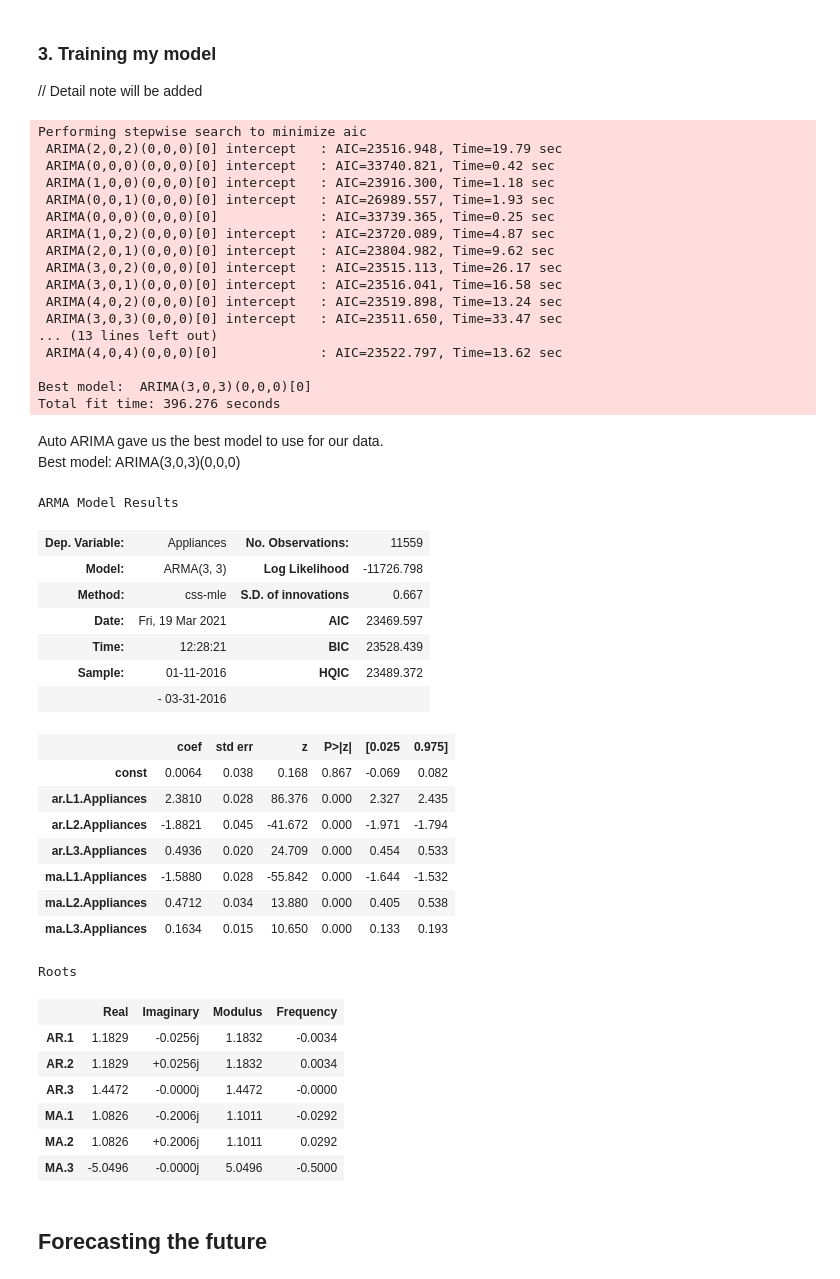
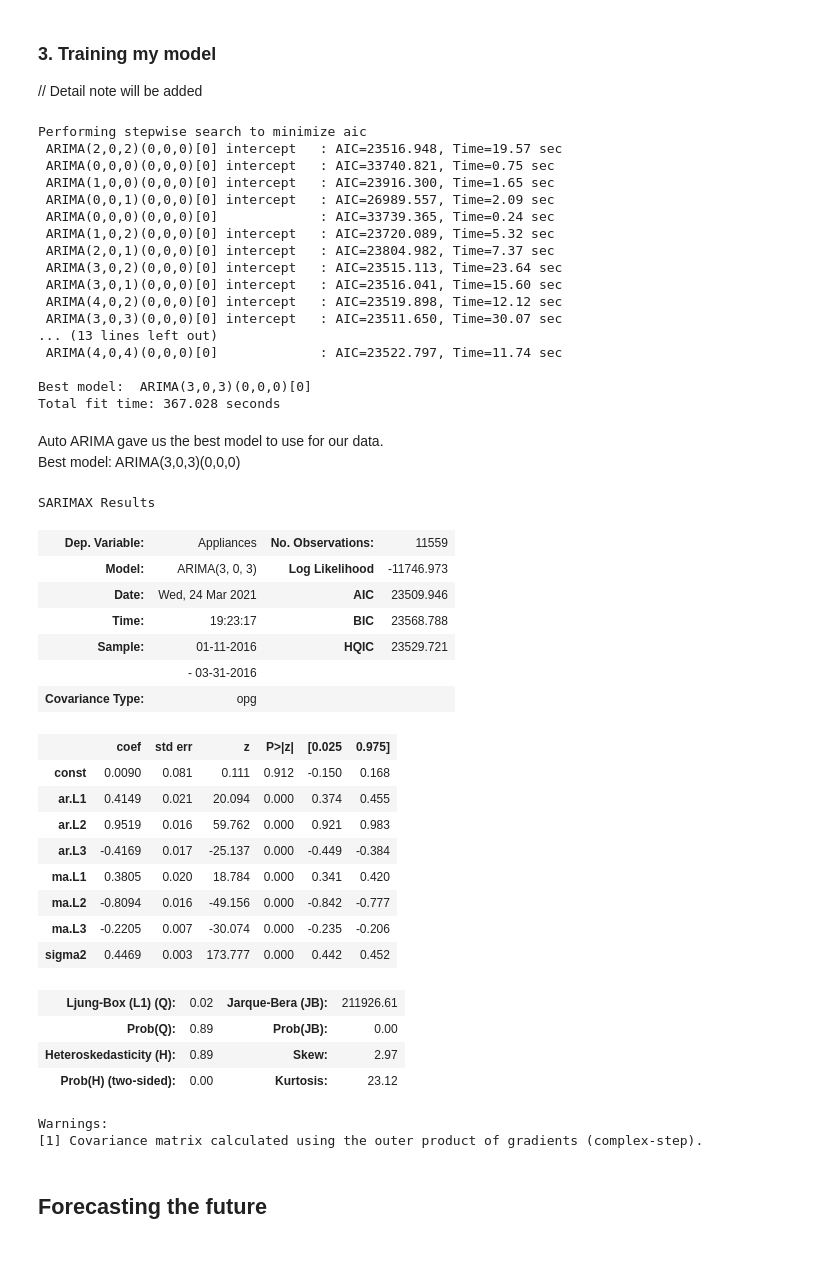
Before and after one commit to JoeKifle/ISPR---Autoregressive-analysis, a Jupyter notebook: telila.ipynb, the cells around one changed output. Drawn from its saved outputs; the diff is of its cells as text; code cells hidden in the pictures.

```diff
--- a/telila.ipynb
+++ b/telila.ipynb
@@ -76,64 +108,65 @@ Normalizing the data wont change the graph of the data. The graph exactly looks
 
 // Detail note will be added
 # %%
-train = normalizedDf[0:11559] # The first three months
-test = normalizedDf[11560:]
+trainArima = normalizedDf[0:11559] # The first three months
+trainPhrophet = trainArima
+testArima = normalizedDf[11560:]
+testPhrophet = testArima
 # %% [markdown]
 ### 3. Training my model
 
 // Detail note will be added
 # %%
-autoModel =  auto_arima(train,trace=True,max_P=30,max_D=5,max_q=5,seasonal=True)
+autoModel =  auto_arima(trainArima,trace=True,max_P=30,max_D=5,max_q=5,seasonal=True)
 # %% [output]
 Performing stepwise search to minimize aic
- ARIMA(2,0,2)(0,0,0)[0] intercept   : AIC=23516.948, Time=19.79 sec
- ARIMA(0,0,0)(0,0,0)[0] intercept   : AIC=33740.821, Time=0.42 sec
- ARIMA(1,0,0)(0,0,0)[0] intercept   : AIC=23916.300, Time=1.18 sec
- ARIMA(0,0,1)(0,0,0)[0] intercept   : AIC=26989.557, Time=1.93 sec
- ARIMA(0,0,0)(0,0,0)[0]             : AIC=33739.365, Time=0.25 sec
- ARIMA(1,0,2)(0,0,0)[0] intercept   : AIC=23720.089, Time=4.87 sec
- ARIMA(2,0,1)(0,0,0)[0] intercept   : AIC=23804.982, Time=9.62 sec
- ARIMA(3,0,2)(0,0,0)[0] intercept   : AIC=23515.113, Time=26.17 sec
- ARIMA(3,0,1)(0,0,0)[0] intercept   : AIC=23516.041, Time=16.58 sec
- ARIMA(4,0,2)(0,0,0)[0] intercept   : AIC=23519.898, Time=13.24 sec
- ARIMA(3,0,3)(0,0,0)[0] intercept   : AIC=23511.650, Time=33.47 sec
+ ARIMA(2,0,2)(0,0,0)[0] intercept   : AIC=23516.948, Time=19.57 sec
+ ARIMA(0,0,0)(0,0,0)[0] intercept   : AIC=33740.821, Time=0.75 sec
+ ARIMA(1,0,0)(0,0,0)[0] intercept   : AIC=23916.300, Time=1.65 sec
+ ARIMA(0,0,1)(0,0,0)[0] intercept   : AIC=26989.557, Time=2.09 sec
+ ARIMA(0,0,0)(0,0,0)[0]             : AIC=33739.365, Time=0.24 sec
+ ARIMA(1,0,2)(0,0,0)[0] intercept   : AIC=23720.089, Time=5.32 sec
+ ARIMA(2,0,1)(0,0,0)[0] intercept   : AIC=23804.982, Time=7.37 sec
+ ARIMA(3,0,2)(0,0,0)[0] intercept   : AIC=23515.113, Time=23.64 sec
+ ARIMA(3,0,1)(0,0,0)[0] intercept   : AIC=23516.041, Time=15.60 sec
+ ARIMA(4,0,2)(0,0,0)[0] intercept   : AIC=23519.898, Time=12.12 sec
+ ARIMA(3,0,3)(0,0,0)[0] intercept   : AIC=23511.650, Time=30.07 sec
 ... (13 lines left out)
- ARIMA(4,0,4)(0,0,0)[0]             : AIC=23522.797, Time=13.62 sec
+ ARIMA(4,0,4)(0,0,0)[0]             : AIC=23522.797, Time=11.74 sec
 
 Best model:  ARIMA(3,0,3)(0,0,0)[0]
-Total fit time: 396.276 seconds
+Total fit time: 367.028 seconds
 # %% [markdown]
 Auto ARIMA gave us the best model to use for our data. <br>
 Best model:  ARIMA(3,0,3)(0,0,0)
 # %%
-model = ARIMA(train, order=(3,0,3))
+model = ARIMA(trainArima, order=(3,0,3))
 model_fit = model.fit()
 model_fit.summary()
 # %% [output]
-ARMA Model Results
+SARIMAX Results
 | Dep. Variable: | Appliances | No. Observations: | 11559 |
-| Model: | ARMA(3, 3) | Log Likelihood | -11726.798 |
-| Method: | css-mle | S.D. of innovations | 0.667 |
-| Date: | Fri, 19 Mar 2021 | AIC | 23469.597 |
-| Time: | 12:28:21 | BIC | 23528.439 |
-| Sample: | 01-11-2016 | HQIC | 23489.372 |
+| Model: | ARIMA(3, 0, 3) | Log Likelihood | -11746.973 |
+| Date: | Wed, 24 Mar 2021 | AIC | 23509.946 |
+| Time: | 19:23:17 | BIC | 23568.788 |
+| Sample: | 01-11-2016 | HQIC | 23529.721 |
 |  | - 03-31-2016 |  |  |
+| Covariance Type: | opg |  |  |
 |  | coef | std err | z | P>|z| | [0.025 | 0.975] |
-| const | 0.0064 | 0.038 | 0.168 | 0.867 | -0.069 | 0.082 |
-| ar.L1.Appliances | 2.3810 | 0.028 | 86.376 | 0.000 | 2.327 | 2.435 |
-| ar.L2.Appliances | -1.8821 | 0.045 | -41.672 | 0.000 | -1.971 | -1.794 |
-| ar.L3.Appliances | 0.4936 | 0.020 | 24.709 | 0.000 | 0.454 | 0.533 |
-| ma.L1.Appliances | -1.5880 | 0.028 | -55.842 | 0.000 | -1.644 | -1.532 |
-| ma.L2.Appliances | 0.4712 | 0.034 | 13.880 | 0.000 | 0.405 | 0.538 |
-| ma.L3.Appliances | 0.1634 | 0.015 | 10.650 | 0.000 | 0.133 | 0.193 |
+| const | 0.0090 | 0.081 | 0.111 | 0.912 | -0.150 | 0.168 |
+| ar.L1 | 0.4149 | 0.021 | 20.094 | 0.000 | 0.374 | 0.455 |
+| ar.L2 | 0.9519 | 0.016 | 59.762 | 0.000 | 0.921 | 0.983 |
+| ar.L3 | -0.4169 | 0.017 | -25.137 | 0.000 | -0.449 | -0.384 |
+| ma.L1 | 0.3805 | 0.020 | 18.784 | 0.000 | 0.341 | 0.420 |
+| ma.L2 | -0.8094 | 0.016 | -49.156 | 0.000 | -0.842 | -0.777 |
+| ma.L3 | -0.2205 | 0.007 | -30.074 | 0.000 | -0.235 | -0.206 |
+| sigma2 | 0.4469 | 0.003 | 173.777 | 0.000 | 0.442 | 0.452 |
+| Ljung-Box (L1) (Q): | 0.02 | Jarque-Bera (JB): | 211926.61 |
+| Prob(Q): | 0.89 | Prob(JB): | 0.00 |
+| Heteroskedasticity (H): | 0.89 | Skew: | 2.97 |
+| Prob(H) (two-sided): | 0.00 | Kurtosis: | 23.12 |
-Roots
+Warnings:
+[1] Covariance matrix calculated using the outer product of gradients (complex-step).
-|  | Real | Imaginary | Modulus | Frequency |
-| AR.1 | 1.1829 | -0.0256j | 1.1832 | -0.0034 |
-| AR.2 | 1.1829 | +0.0256j | 1.1832 | 0.0034 |
-| AR.3 | 1.4472 | -0.0000j | 1.4472 | -0.0000 |
-| MA.1 | 1.0826 | -0.2006j | 1.1011 | -0.0292 |
-| MA.2 | 1.0826 | +0.2006j | 1.1011 | 0.0292 |
-| MA.3 | -5.0496 | -0.0000j | 5.0496 | -0.5000 |
 # %% [markdown]
 ## Forecasting the future
 # %%
```
Also changed, not shown: parts of 47 cells of this notebook, 6 other files.
